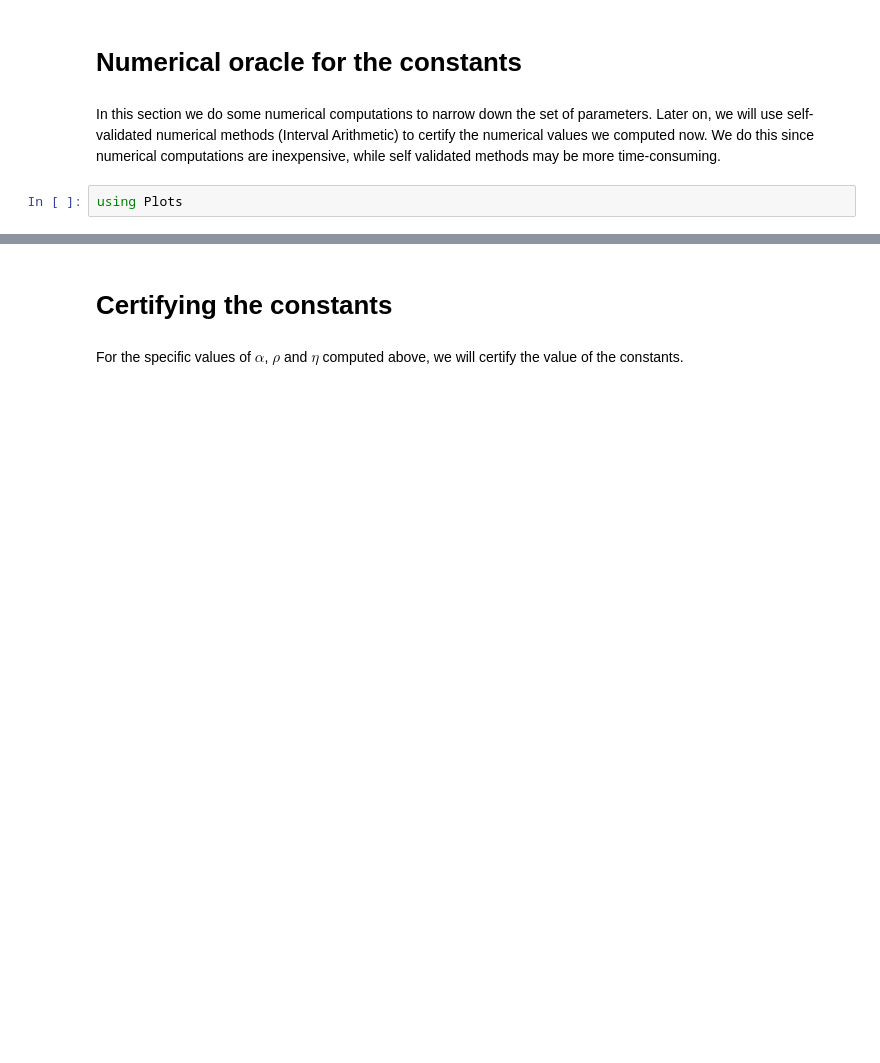
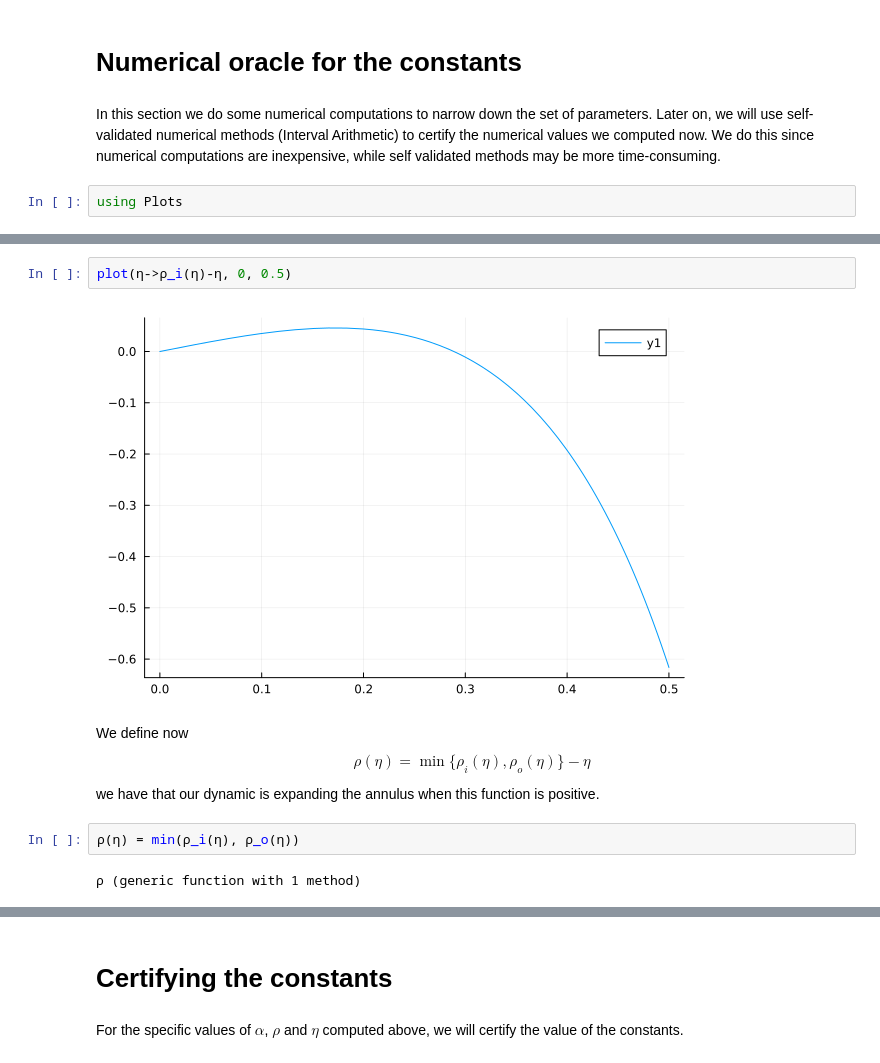
Before and after one commit to orkolorko/ExperimentsPseudospectra.jl, a Jupyter notebook: notebook/Arnold/Arnold.ipynb, the cells around one changed output, grey strips where cells are left out. Saved outputs shown, nothing was run; the diff lists cells and outputs as text; blank space fills up the shorter version.

```diff
--- a/notebook/Arnold/Arnold.ipynb
+++ b/notebook/Arnold/Arnold.ipynb
@@ -162,0 +142,14 @@ the $||.||_{\ell^1}$ norm and the $||.||_{\ell^2}$ norm.
+# %%
+plot(η->ρ_i(η)-η, 0, 0.5)
+# %% [output]
+[figure, added]
+# %% [markdown]
+We define now
+$$
+\rho(\eta) = \min\{\rho_i(\eta),\rho_o(\eta)\}-\eta
+$$
+we have that our dynamic is expanding the annulus when this function is positive.
+# %%
+ρ(η) = min(ρ_i(η), ρ_o(η))
+# %% [output]
+ρ (generic function with 1 method)
```
Also changed, not shown: parts of 100 cells of this notebook, 33 other files.
